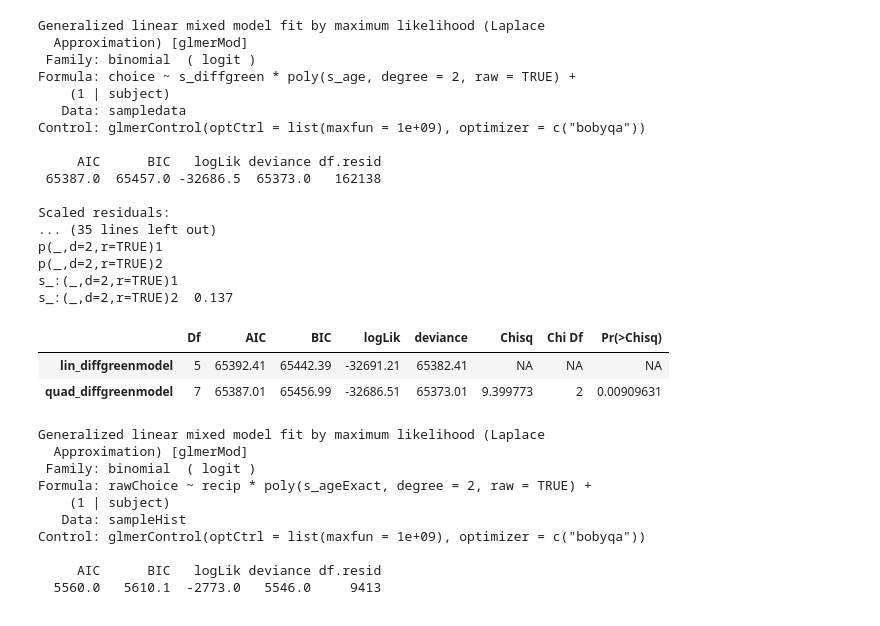
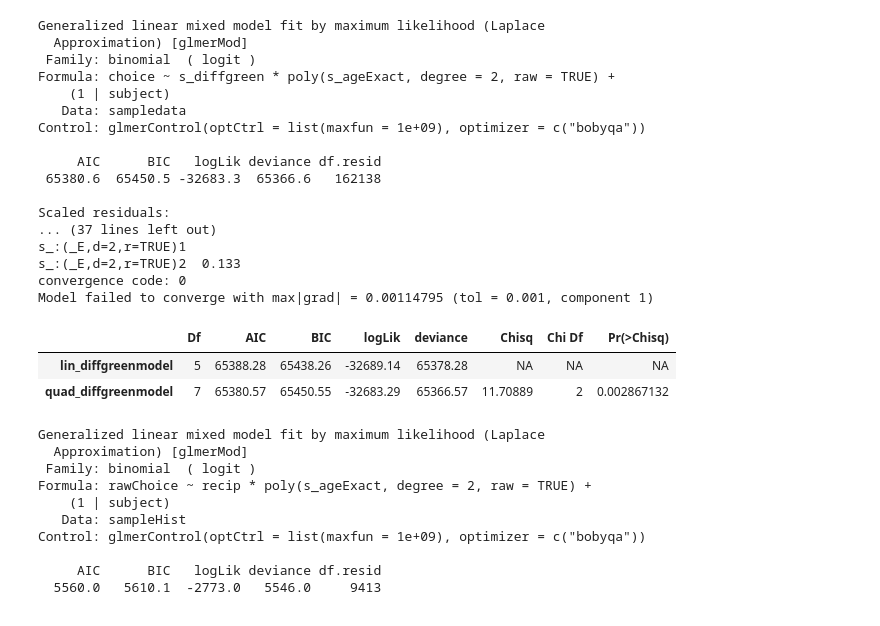
Before and after one commit to ili-ma/Social_Belief_Updates_Adolescence, a Jupyter notebook: Plots_Analyses_Ma_BeliefUpdatesAdolescence.ipynb, the cells around one changed output. Cells and saved outputs as stored; diff of their text form; code cells hidden in the pictures.

```diff
--- a/Plots_Analyses_Ma_BeliefUpdatesAdolescence.ipynb
+++ b/Plots_Analyses_Ma_BeliefUpdatesAdolescence.ipynb
@@ -91,40 +91,40 @@ gg <- gg + theme_classic()
 
 gg
 # %%
-#center and scale data for sampling regressions
+# center and scale data for sampling regressions
 sampledata$diffgreen <- abs(sampledata$green - sampledata$red)
 sampledata$s_diffgreen <- scale(sampledata$diffgreen, center = TRUE, scale = TRUE)
-sampledata$s_age <- scale(sampledata$age, center = TRUE, scale = TRUE)
+sampledata$s_ageExact <- scale(sampledata$ageExact, center = TRUE, scale = TRUE)
 sampledata$choice = sampledata$rawChoice
 sampledata$choice[sampledata$choice==-1] <- 1
 
 #Descriptive statistics: the consistency of sample outcomes affected the probability of sampling
-lin_diffgreenmodel <- glmer(choice ~ s_diffgreen * s_age + (1| subject), data = sampledata, family = binomial, control = glmerControl(optCtrl = list(maxfun = 1e+9), optimizer = c("bobyqa")))
-quad_diffgreenmodel <- glmer(choice ~ s_diffgreen * poly(s_age, degree = 2, raw = TRUE) + (1| subject), data = sampledata, family = binomial, control = glmerControl(optCtrl = list(maxfun = 1e+9), optimizer = c("bobyqa")))
+lin_diffgreenmodel <- glmer(choice ~ s_diffgreen * s_ageExact + (1| subject), data = sampledata, family = binomial, control = glmerControl(optCtrl = list(maxfun = 1e+9), optimizer = c("bobyqa")))
+quad_diffgreenmodel <- glmer(choice ~ s_diffgreen * poly(s_ageExact, degree = 2, raw = TRUE) + (1| subject), data = sampledata, family = binomial, control = glmerControl(optCtrl = list(maxfun = 1e+9), optimizer = c("bobyqa")))
+anova(lin_diffgreenmodel, quad_diffgreenmodel)
 tab_model(quad_diffgreenmodel, show.stat = TRUE) #opens in new tab
 summary(quad_diffgreenmodel)
-anova(lin_diffgreenmodel, quad_diffgreenmodel)
 # %% [output]
 Generalized linear mixed model fit by maximum likelihood (Laplace
   Approximation) [glmerMod]
  Family: binomial  ( logit )
-Formula: choice ~ s_diffgreen * poly(s_age, degree = 2, raw = TRUE) +
+Formula: choice ~ s_diffgreen * poly(s_ageExact, degree = 2, raw = TRUE) +
     (1 | subject)
    Data: sampledata
 Control: glmerControl(optCtrl = list(maxfun = 1e+09), optimizer = c("bobyqa"))
 
      AIC      BIC   logLik deviance df.resid
- 65387.0  65457.0 -32686.5  65373.0   162138
+ 65380.6  65450.5 -32683.3  65366.6   162138
 
 Scaled residuals:
-... (35 lines left out)
-p(_,d=2,r=TRUE)1
-p(_,d=2,r=TRUE)2
-s_:(_,d=2,r=TRUE)1
-s_:(_,d=2,r=TRUE)2  0.137
+... (37 lines left out)
+s_:(_E,d=2,r=TRUE)1
+s_:(_E,d=2,r=TRUE)2  0.133
+convergence code: 0
+Model failed to converge with max|grad| = 0.00114795 (tol = 0.001, component 1)
 |  | Df | AIC | BIC | logLik | deviance | Chisq | Chi Df | Pr(>Chisq) |
-| lin_diffgreenmodel | 5 | 65392.41 | 65442.39 | -32691.21 | 65382.41 | NA | NA | NA |
-| quad_diffgreenmodel | 7 | 65387.01 | 65456.99 | -32686.51 | 65373.01 | 9.399773 | 2 | 0.00909631 |
+| lin_diffgreenmodel | 5 | 65388.28 | 65438.26 | -32689.14 | 65378.28 | NA | NA | NA |
+| quad_diffgreenmodel | 7 | 65380.57 | 65450.55 | -32683.29 | 65366.57 | 11.70889 | 2 | 0.002867132 |
 # %%
 # center and scale for invest regression
 sampleHist$rawChoice[sampleHist$rawChoice<0] <- 0
```
Also changed, not shown: parts of 1 cell of this notebook.
